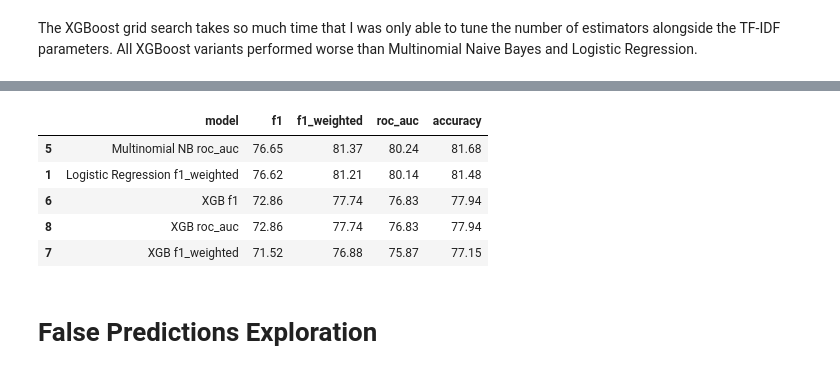
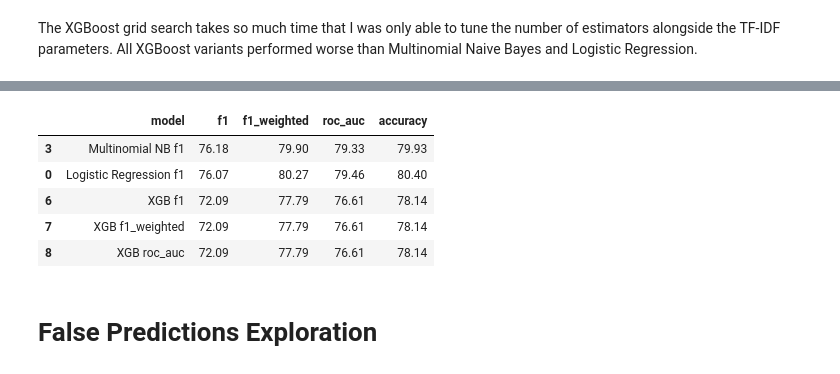
Before and after one commit to JericCantos/DisasterTweetPredictions, a Jupyter notebook: notebooks/DisasterTweetPrediction.ipynb, the cells around one changed output, grey strips where cells are left out. Cells and saved outputs as stored; diff of their text form; code cells hidden in the pictures.

```diff
--- a/notebooks/DisasterTweetPrediction.ipynb
+++ b/notebooks/DisasterTweetPrediction.ipynb
@@ -734,18 +758,18 @@ weighted avg       0.78      0.78      0.78      1523
 # %%
 df_summary = model_summaries(['XGB f1',
                    'XGB f1_weighted',
                    'XGB roc_auc',
-                   'Multinomial NB roc_auc',
-                   'Logistic Regression f1_weighted'])
+                   'Multinomial NB f1',
+                   'Logistic Regression f1'])
 
 df_summary
 # %% [output]
 |  | model | f1 | f1_weighted | roc_auc | accuracy |
-| 5 | Multinomial NB roc_auc | 76.65 | 81.37 | 80.24 | 81.68 |
-| 1 | Logistic Regression f1_weighted | 76.62 | 81.21 | 80.14 | 81.48 |
-| 6 | XGB f1 | 72.86 | 77.74 | 76.83 | 77.94 |
-| 8 | XGB roc_auc | 72.86 | 77.74 | 76.83 | 77.94 |
-| 7 | XGB f1_weighted | 71.52 | 76.88 | 75.87 | 77.15 |
+| 3 | Multinomial NB f1 | 76.18 | 79.90 | 79.33 | 79.93 |
+| 0 | Logistic Regression f1 | 76.07 | 80.27 | 79.46 | 80.40 |
+| 6 | XGB f1 | 72.09 | 77.79 | 76.61 | 78.14 |
+| 7 | XGB f1_weighted | 72.09 | 77.79 | 76.61 | 78.14 |
+| 8 | XGB roc_auc | 72.09 | 77.79 | 76.61 | 78.14 |
 # %% [markdown]
 # False Predictions Exploration
 # %% [markdown]
```
Also changed, not shown: parts of 52 cells of this notebook.
